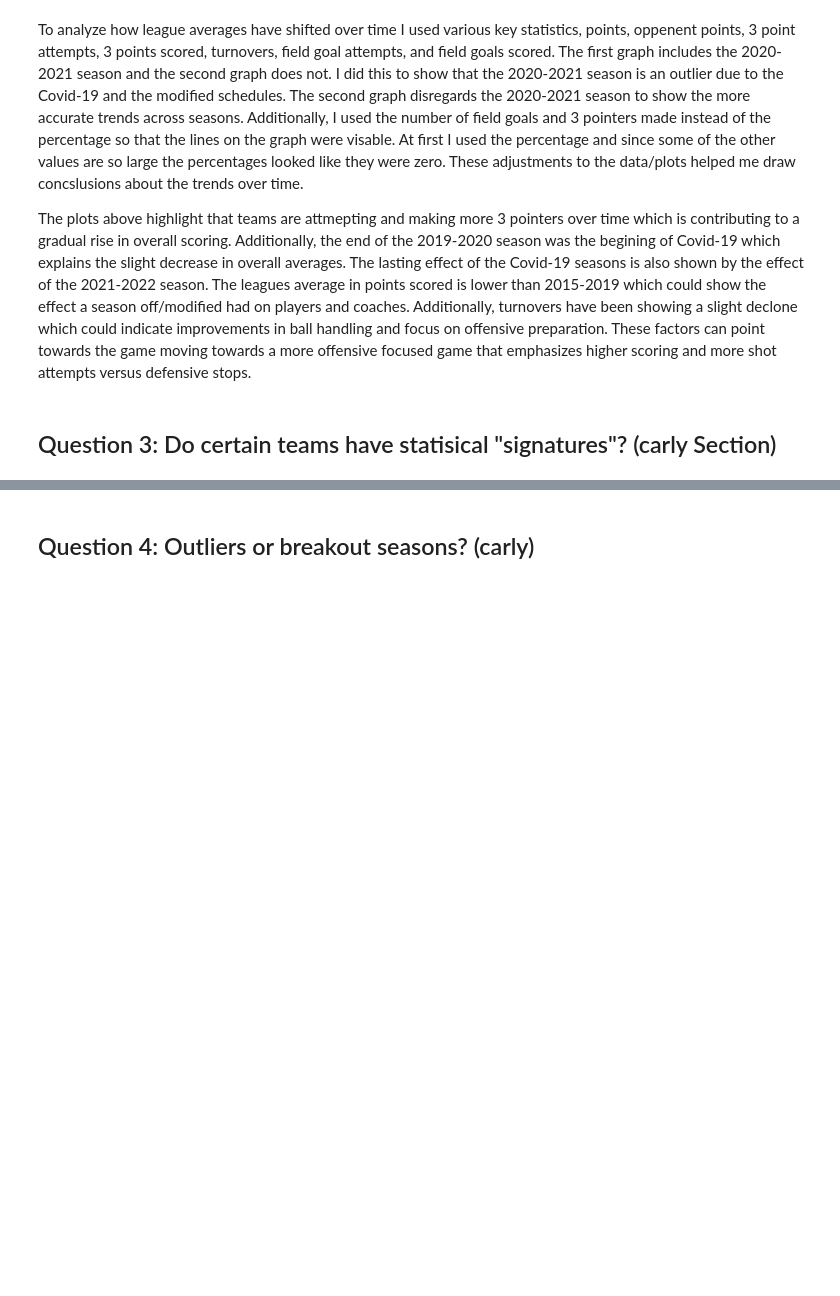
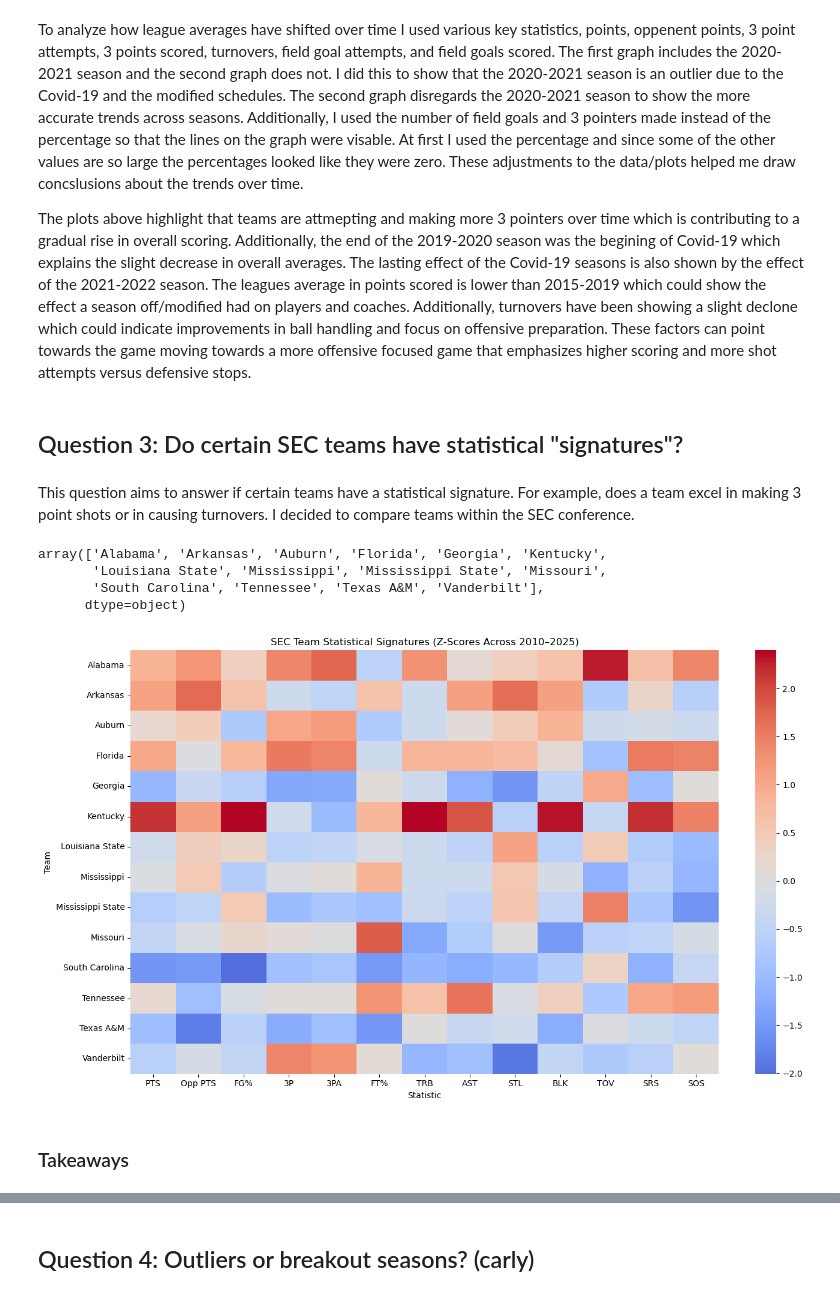
Before and after one commit to ccw0076/EDA_Project, a Jupyter notebook: eda_cbb_project.ipynb, the cells around one changed output, grey strips where cells are left out. Cells and saved outputs as stored; diff of their text form; code cells hidden in the pictures; blank space fills up the shorter version.

Commit message:
Completed Question 3 - Carly

```diff
--- a/eda_cbb_project.ipynb
+++ b/eda_cbb_project.ipynb
@@ -265,4 +265,67 @@ To analyze how league averages have shifted over time I used various key statist
 
 The plots above highlight that teams are attmepting and making more 3 pointers over time which is contributing to a gradual rise in overall scoring. Additionally, the end of the 2019-2020 season was the begining of Covid-19 which explains the slight decrease in overall averages. The lasting effect of the Covid-19 seasons is also shown by the effect of the 2021-2022 season. The leagues average in points scored is lower than 2015-2019 which could show the effect a season off/modified had on players and coaches. Additionally, turnovers have been showing a slight declone which could indicate improvements in ball handling and focus on offensive preparation. These factors can point towards the game moving towards a more offensive focused game that emphasizes higher scoring and more shot attempts versus defensive stops.
 # %% [markdown]
-## Question 3: Do certain teams have statisical "signatures"? (carly Section)
+## Question 3: Do certain SEC teams have statistical "signatures"?
+# %% [markdown]
+This question aims to answer if certain teams have a statistical signature. For example, does a team excel in making 3 point shots or in causing turnovers. I decided to compare teams within the SEC conference.
+# %%
+#Selected teams: SEC Conference
+sec_teams = [
+    "Alabama",
+    "Arkansas",
+    "Auburn",
+    "Florida",
+    "Georgia",
+    "Kentucky",
+    "Louisiana State",
+    "Mississippi State",
+    "Mississippi",
+    "Missouri",
+    "South Carolina",
+    "Tennessee",
+    "Texas A&M",
+    "Vanderbilt"
+]
+
+sec_df = df_all[df_all["School"].isin(sec_teams)].copy()
+sec_df["School"].unique()
+# %% [output]
+array(['Alabama', 'Arkansas', 'Auburn', 'Florida', 'Georgia', 'Kentucky',
+       'Louisiana State', 'Mississippi', 'Mississippi State', 'Missouri',
+       'South Carolina', 'Tennessee', 'Texas A&M', 'Vanderbilt'],
+      dtype=object)
+# %%
+#pick columns to compate
+sec_stat_cols = [
+    "PTS", "Opp PTS",
+    "FG%", "3P", "3PA", "FT%",
+    "TRB", "AST", "STL", "BLK", "TOV",
+    "SRS", "SOS"
+]
+
+#DF of columns with each SEC team
+sec_team_stats = sec_df.groupby("School")[sec_stat_cols].mean()
+# %%
+#standardize the data using z scores
+#this way we can see realtive strengths and if teams are above/below in the SEC conference
+
+sec_team_z = (sec_team_stats - sec_team_stats.mean()) / sec_team_stats.std()
+# %%
+#make plot to show how each team compares to other SEC teams in given category
+plt.figure(figsize=(14, 8))
+sns.heatmap(
+    sec_team_z,
+    cmap="coolwarm",
+    center=0,
+    annot=False
+)
+
+plt.title("SEC Team Statistical Signatures (Z-Scores Across 2010–2025)")
+plt.xlabel("Statistic")
+plt.ylabel("Team")
+plt.tight_layout()
+plt.show()
+# %% [output]
+[figure, added]
+# %% [markdown]
+### Takeaways
```
Also changed, not shown: parts of 1 cell of this notebook.
